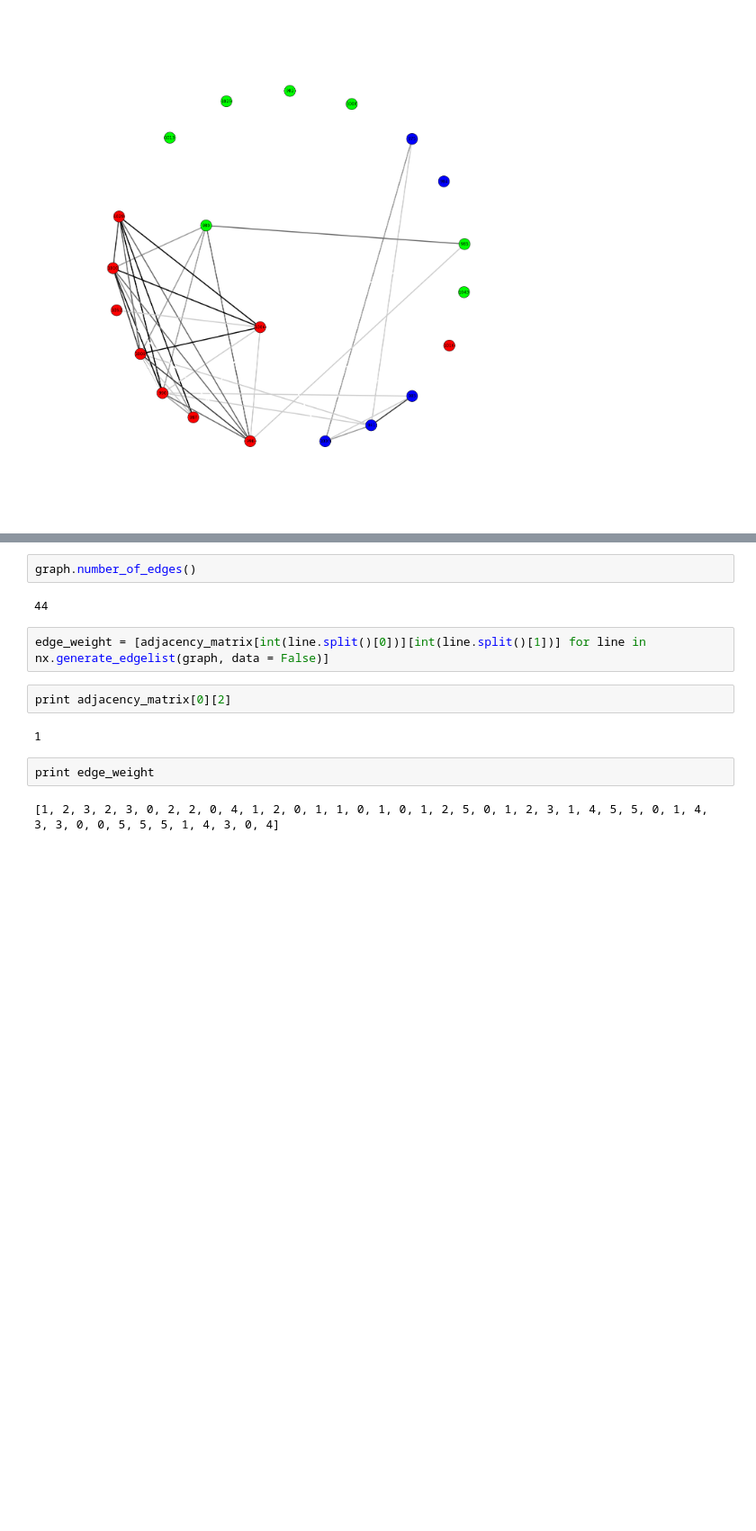
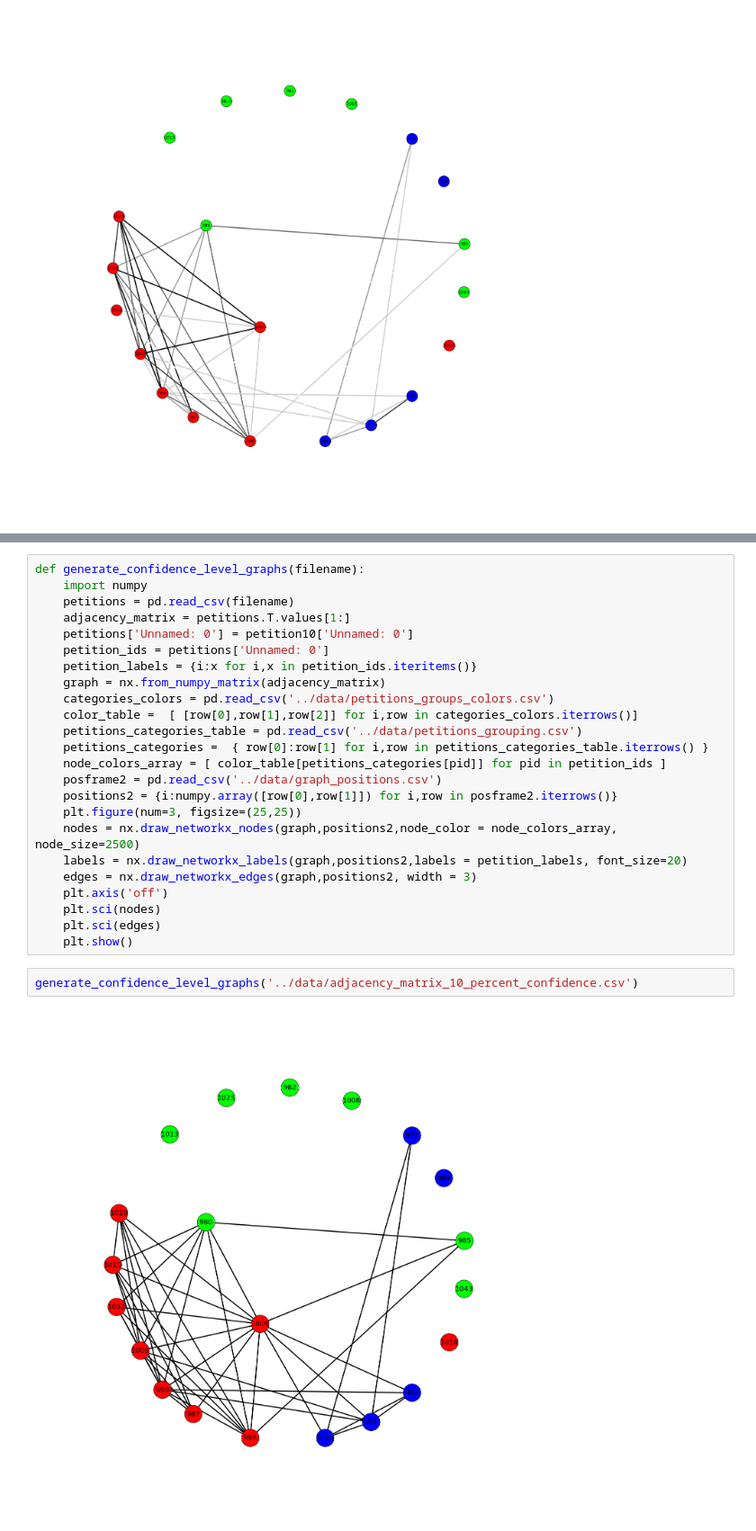
Before and after one commit to CatherineDumas/big_data_society_2014, a Jupyter notebook: notebooks/Accummulated_Confidence.ipynb, the cells around one changed output, grey strips where cells are left out. Shown at 90% size. Saved outputs shown, nothing was run; the diff lists cells and outputs as text; blank space fills up the shorter version.

Commit message:
Defined function to graph Confidence levels
This function will be used to generate graphs for the 10%-50% confidence levels.

```diff
--- a/notebooks/Accummulated_Confidence.ipynb
+++ b/notebooks/Accummulated_Confidence.ipynb
@@ -154,14 +133,28 @@ for line in nx.generate_edgelist(graph, data = False):
-# %%
-graph.number_of_edges()
-# %% [output]
-44
-# %%
-edge_weight = [adjacency_matrix[int(line.split()[0])][int(line.split()[1])] for line in nx.generate_edgelist(graph, data = False)]
-# %%
-print adjacency_matrix[0][2]
-# %% [output]
-1
-# %%
-print edge_weight
-# %% [output]
-[1, 2, 3, 2, 3, 0, 2, 2, 0, 4, 1, 2, 0, 1, 1, 0, 1, 0, 1, 2, 5, 0, 1, 2, 3, 1, 4, 5, 5, 0, 1, 4, 3, 3, 0, 0, 5, 5, 5, 1, 4, 3, 0, 4]
+# %%
+def generate_confidence_level_graphs(filename):
+    import numpy
+    petitions = pd.read_csv(filename)
+    adjacency_matrix = petitions.T.values[1:]
+    petitions['Unnamed: 0'] = petition10['Unnamed: 0']
+    petition_ids = petitions['Unnamed: 0']
+    petition_labels = {i:x for i,x in petition_ids.iteritems()}
+    graph = nx.from_numpy_matrix(adjacency_matrix)
+    categories_colors = pd.read_csv('../data/petitions_groups_colors.csv')
+    color_table =  [ [row[0],row[1],row[2]] for i,row in categories_colors.iterrows()]
+    petitions_categories_table = pd.read_csv('../data/petitions_grouping.csv')
+    petitions_categories =  { row[0]:row[1] for i,row in petitions_categories_table.iterrows() }
+    node_colors_array = [ color_table[petitions_categories[pid]] for pid in petition_ids ]
+    posframe2 = pd.read_csv('../data/graph_positions.csv')
+    positions2 = {i:numpy.array([row[0],row[1]]) for i,row in posframe2.iterrows()}
+    plt.figure(num=3, figsize=(25,25))
+    nodes = nx.draw_networkx_nodes(graph,positions2,node_color = node_colors_array, node_size=2500)
+    labels = nx.draw_networkx_labels(graph,positions2,labels = petition_labels, font_size=20)
+    edges = nx.draw_networkx_edges(graph,positions2, width = 3)
+    plt.axis('off')
+    plt.sci(nodes)
+    plt.sci(edges)
+    plt.show()
+# %%
+generate_confidence_level_graphs('../data/adjacency_matrix_10_percent_confidence.csv')
+# %% [output]
+[figure, added]
```
Also changed, not shown: parts of 5 cells of this notebook.
